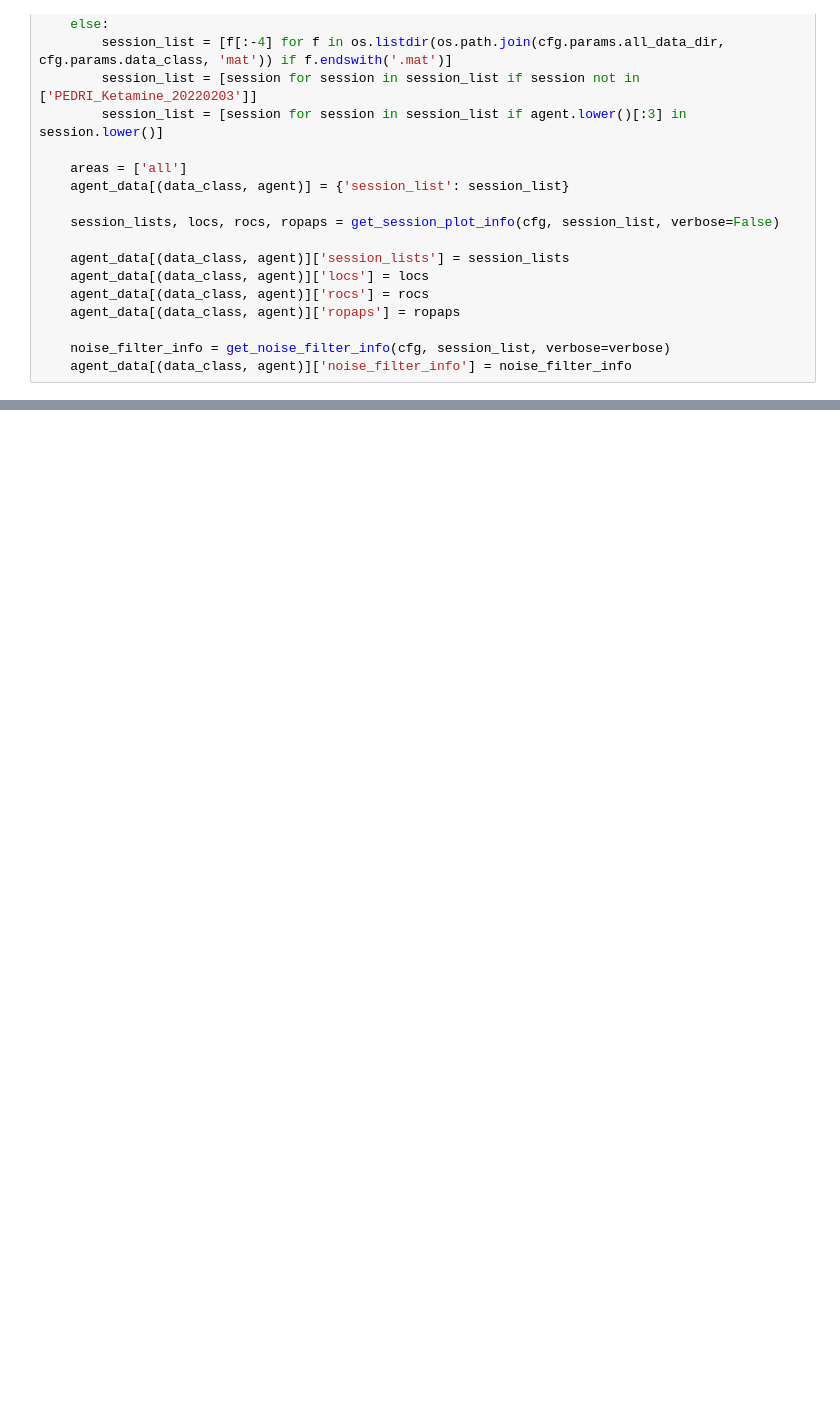
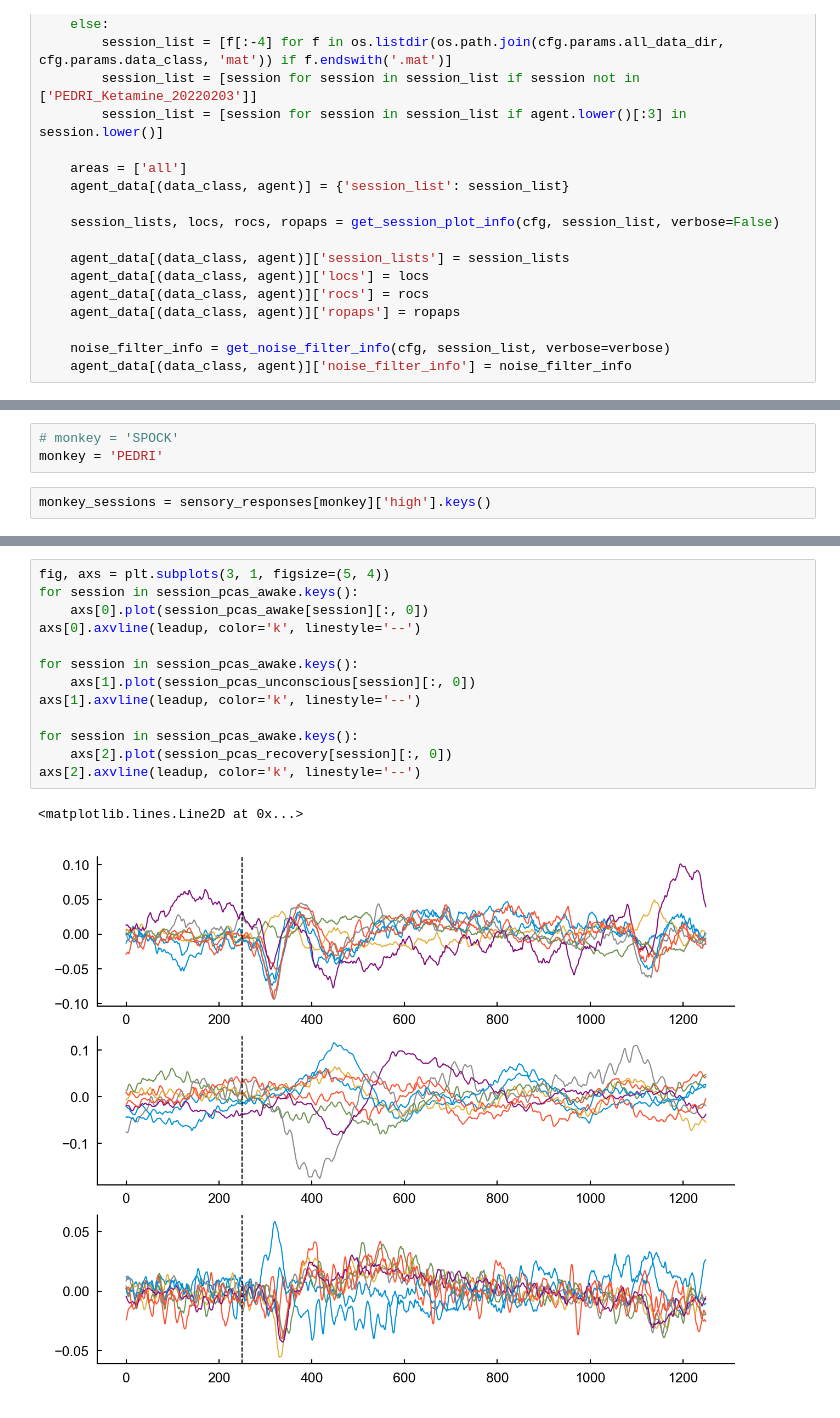
Before and after one commit to adamjeisen/UniversalUnconsciousness, a Jupyter notebook: _jupyter/Figures/sensory-responses.ipynb, the cells around one changed output, grey strips where cells are left out. Drawn from its saved outputs; the diff is of its cells as text; blank space fills up the shorter version.

```diff
--- a/_jupyter/Figures/sensory-responses.ipynb
+++ b/_jupyter/Figures/sensory-responses.ipynb
@@ -106,0 +113,5 @@ for data_class, agent in tqdm(anesthetic_agent_list):
+# %%
+# monkey = 'SPOCK'
+monkey = 'PEDRI'
+# %%
+monkey_sessions = sensory_responses[monkey]['high'].keys()
@@ -106,0 +160,16 @@ for data_class, agent in tqdm(anesthetic_agent_list):
+# %%
+fig, axs = plt.subplots(3, 1, figsize=(5, 4))
+for session in session_pcas_awake.keys():
+    axs[0].plot(session_pcas_awake[session][:, 0])
+axs[0].axvline(leadup, color='k', linestyle='--')
+
+for session in session_pcas_awake.keys():
+    axs[1].plot(session_pcas_unconscious[session][:, 0])
+axs[1].axvline(leadup, color='k', linestyle='--')
+
+for session in session_pcas_awake.keys():
+    axs[2].plot(session_pcas_recovery[session][:, 0])
+axs[2].axvline(leadup, color='k', linestyle='--')
+# %% [output]
+<matplotlib.lines.Line2D at 0x...>
+[figure, added]
```
Also changed, not shown: parts of 7 cells of this notebook, 5 other files.
